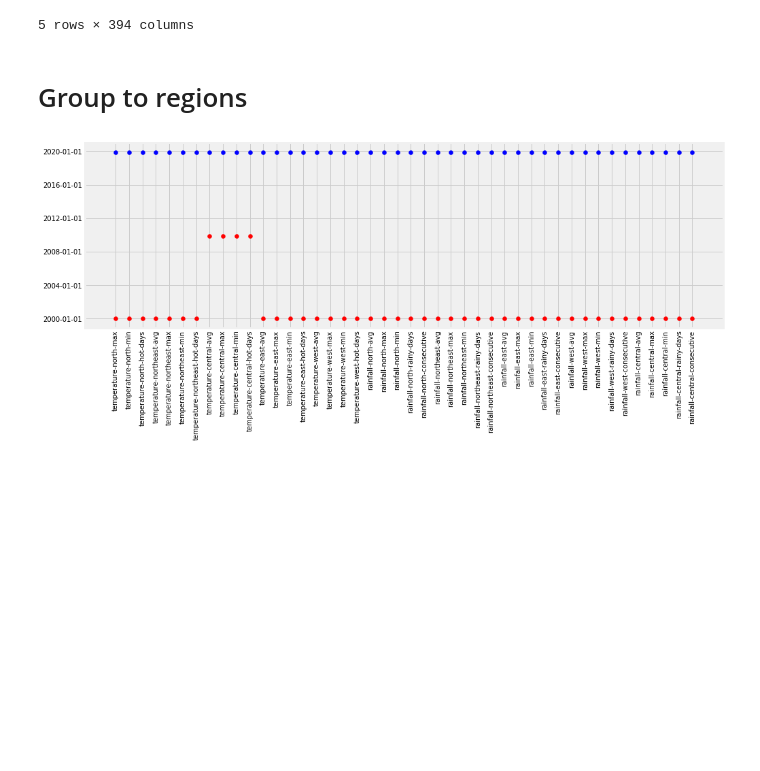
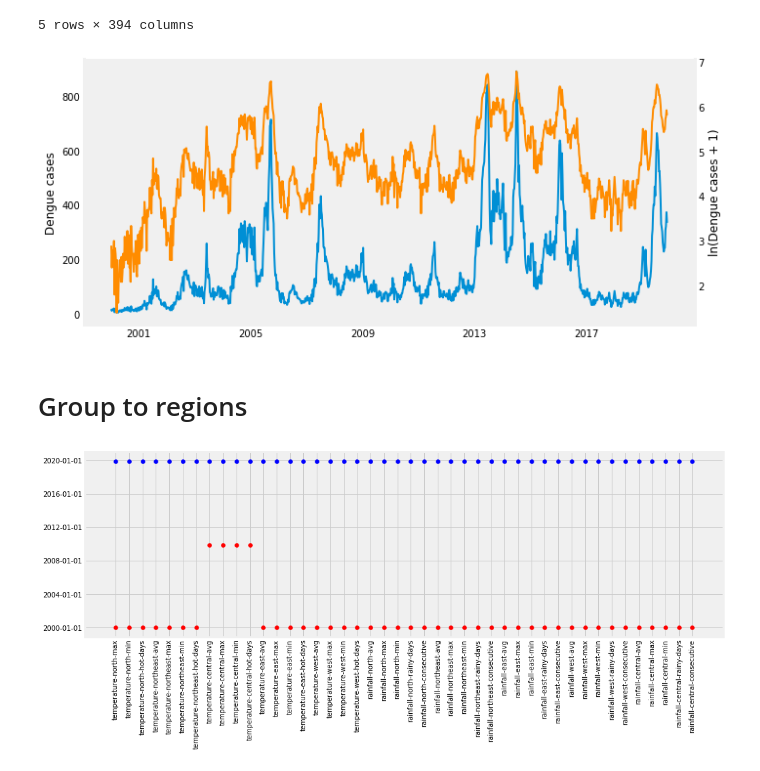
Before and after one commit to mammothb/personal, a Jupyter notebook: datathon/data-extraction/process_raw_data.ipynb, the cells around one changed output. Cells and saved outputs as stored; diff of their text form; code cells hidden in the pictures; blank space fills up the shorter version.

Commit message:
new input data

```diff
--- a/datathon/data-extraction/process_raw_data.ipynb
+++ b/datathon/data-extraction/process_raw_data.ipynb
@@ -43,6 +43,30 @@ big_df.head()
 | 2000-01-29 | 15.0 | NaN | NaN | NaN | 26.1 | ... |
 | 2000-02-05 | 13.0 | NaN | NaN | NaN | 26.0 | ... |
 5 rows × 394 columns
+# %%
+dengue_df = big_df[["dengue-sg", "dengue-sg-log"]].copy()
+dengue_df.to_csv("./output/dengue_data.csv")
+# %%
+f, ax = plt.subplots(1)
+f.set_figheight(5)
+f.set_figwidth(10)
+
+ax2 = ax.twinx()
+
+xfmt = md.DateFormatter('%Y')
+ax.xaxis.set_major_formatter(xfmt)
+ax.xaxis_date()
+ax.plot(dengue_df.index, dengue_df["dengue-sg"], lw=2)
+ax2.plot(dengue_df.index, dengue_df["dengue-sg-log"], c="darkorange", lw=2)
+
+ax.grid(False)
+ax2.grid(False)
+ax.set_ylabel("Dengue cases")
+ax2.set_ylabel("ln(Dengue cases + 1)")
+
+plt.show()
+# %% [output]
+[figure, added]
 # %% [markdown]
 # Group to regions
 # %%
```
Also changed, not shown: parts of 2 cells of this notebook, 13 other files.
